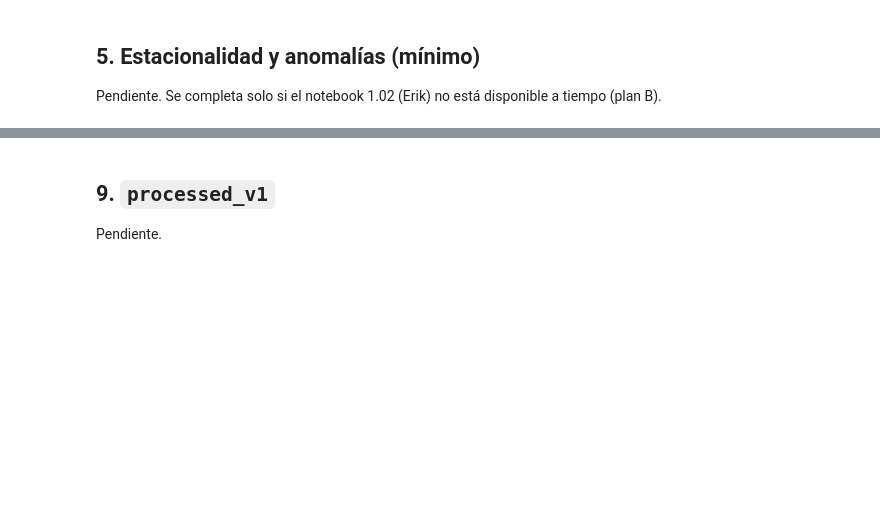
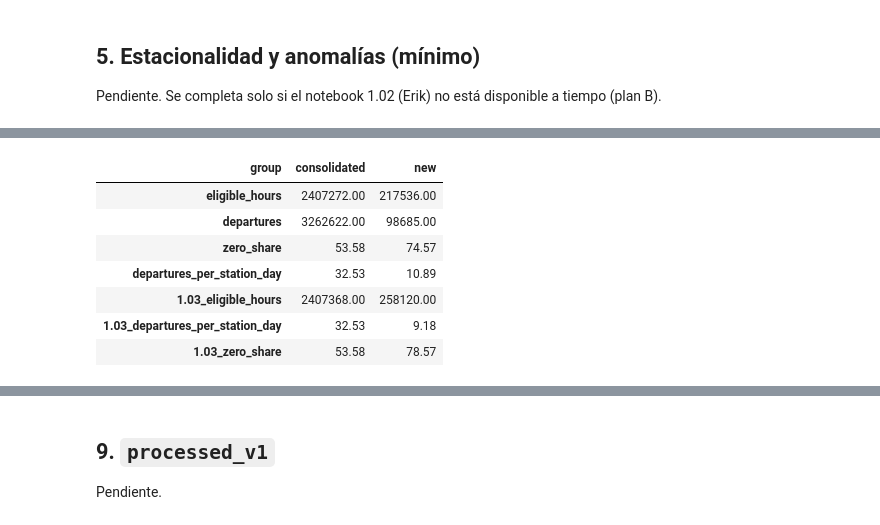
Before and after one commit to LeonardoSantosGrc/MiBici, a Jupyter notebook: notebooks/1.04-lsg-target-integration.ipynb, the cells around one changed output, grey strips where cells are left out. Cells and saved outputs as stored; diff of their text form; code cells hidden in the pictures; blank space fills up the shorter version.

```diff
--- a/notebooks/1.04-lsg-target-integration.ipynb
+++ b/notebooks/1.04-lsg-target-integration.ipynb
@@ -299,0 +543,35 @@ Pendiente. Resumen y enlace de cada notebook de EDA al integrarse (fecha límite
+# %%
+# Recompute the 1.03 comparison with the day-level active window of station_hour_base
+period = base[(base["hour_start"] >= "2026-01-01") & (base["hour_start"] < "2026-10-01")]
+lifecycle = stations[["is_new_station", "is_retired_by_activity", "first_active_month"]]
+period = period.join(lifecycle, on="station_id")
+
+consolidated = (
+    ~period["is_new_station"]
+    & (period["first_active_month"] < pd.Period("2026-01", freq="M"))
+    & ~period["is_retired_by_activity"]
+)
+period["group"] = np.select([period["is_new_station"], consolidated], ["new", "consolidated"], "other")
+period = period[period["group"] != "other"]
+
+groups = period.groupby("group").agg(
+    eligible_hours=("departures", "size"),
+    departures=("departures", "sum"),
+    zero_share=("departures", lambda x: (x == 0).mean() * 100),
+)
+groups["departures_per_station_day"] = groups["departures"] / (groups["eligible_hours"] / 24)
+
+# Values reported in notebook 1.03 (month-level window), for side-by-side comparison
+groups["1.03_eligible_hours"] = pd.Series({"consolidated": 2_407_368, "new": 258_120})
+groups["1.03_departures_per_station_day"] = pd.Series({"consolidated": 32.53, "new": 9.18})
+groups["1.03_zero_share"] = pd.Series({"consolidated": 53.58, "new": 78.57})
+groups.round(2).T
+# %% [output]
+| group | consolidated | new |
+| eligible_hours | 2407272.00 | 217536.00 |
+| departures | 3262622.00 | 98685.00 |
+| zero_share | 53.58 | 74.57 |
+| departures_per_station_day | 32.53 | 10.89 |
+| 1.03_eligible_hours | 2407368.00 | 258120.00 |
+| 1.03_departures_per_station_day | 32.53 | 9.18 |
+| 1.03_zero_share | 53.58 | 78.57 |
```
Also changed, not shown: parts of 24 cells of this notebook, 1 other file.
